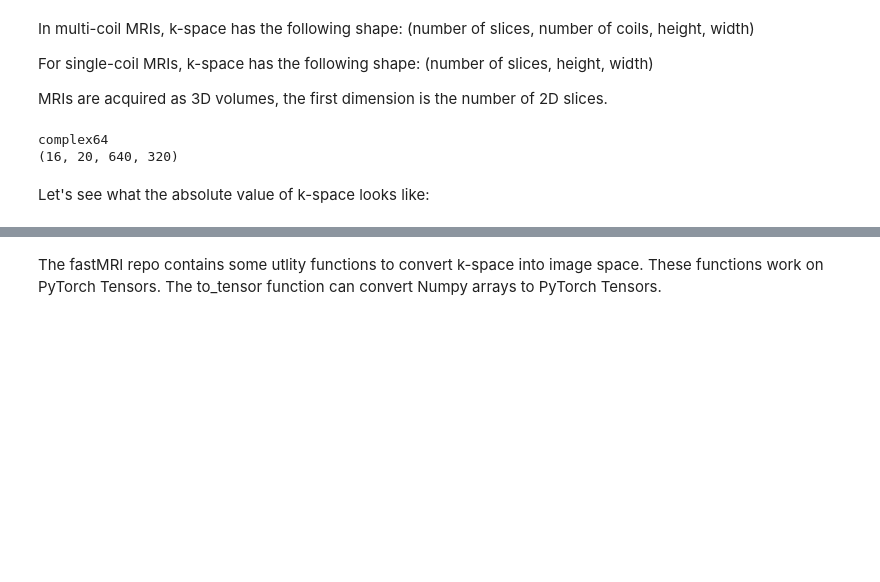
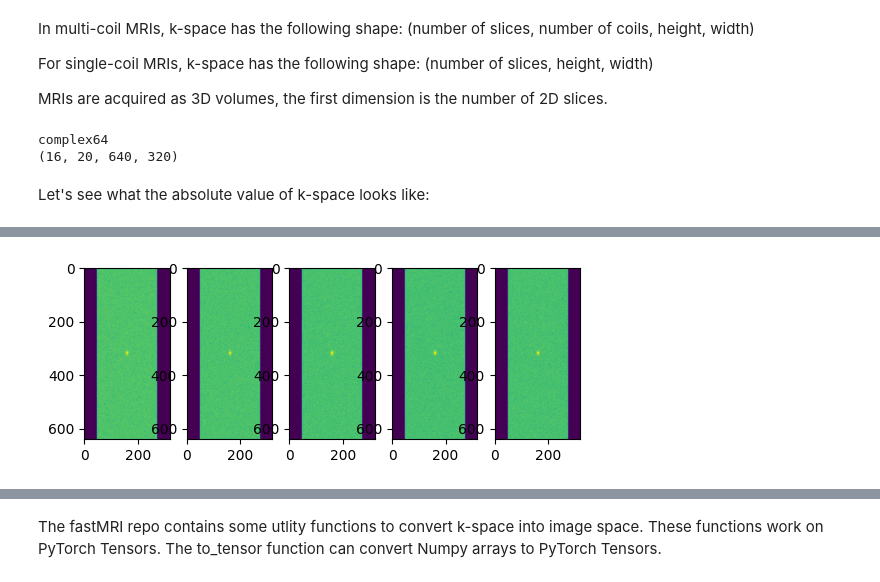
Before and after one commit to TianrunUOM/Github-Colab-test, a Jupyter notebook: fastMRI_tutorial.ipynb, the cells around one changed output, grey strips where cells are left out. Cells and saved outputs as stored; diff of their text form; code cells hidden in the pictures; blank space fills up the shorter version.

```diff
--- a/fastMRI_tutorial.ipynb
+++ b/fastMRI_tutorial.ipynb
@@ -65,0 +70,4 @@ show_coils(np.log(np.abs(slice_kspace) + 1e-9), [0, 5, 10])  # This shows coils
+# %%
+show_coils(np.log(np.abs(slice_kspace) + 1e-9), [10,11,12,13,14])  # This shows coils 0, 5 and 10
+# %% [output]
+[figure, added]
```
Also changed, not shown: parts of 9 cells of this notebook.
